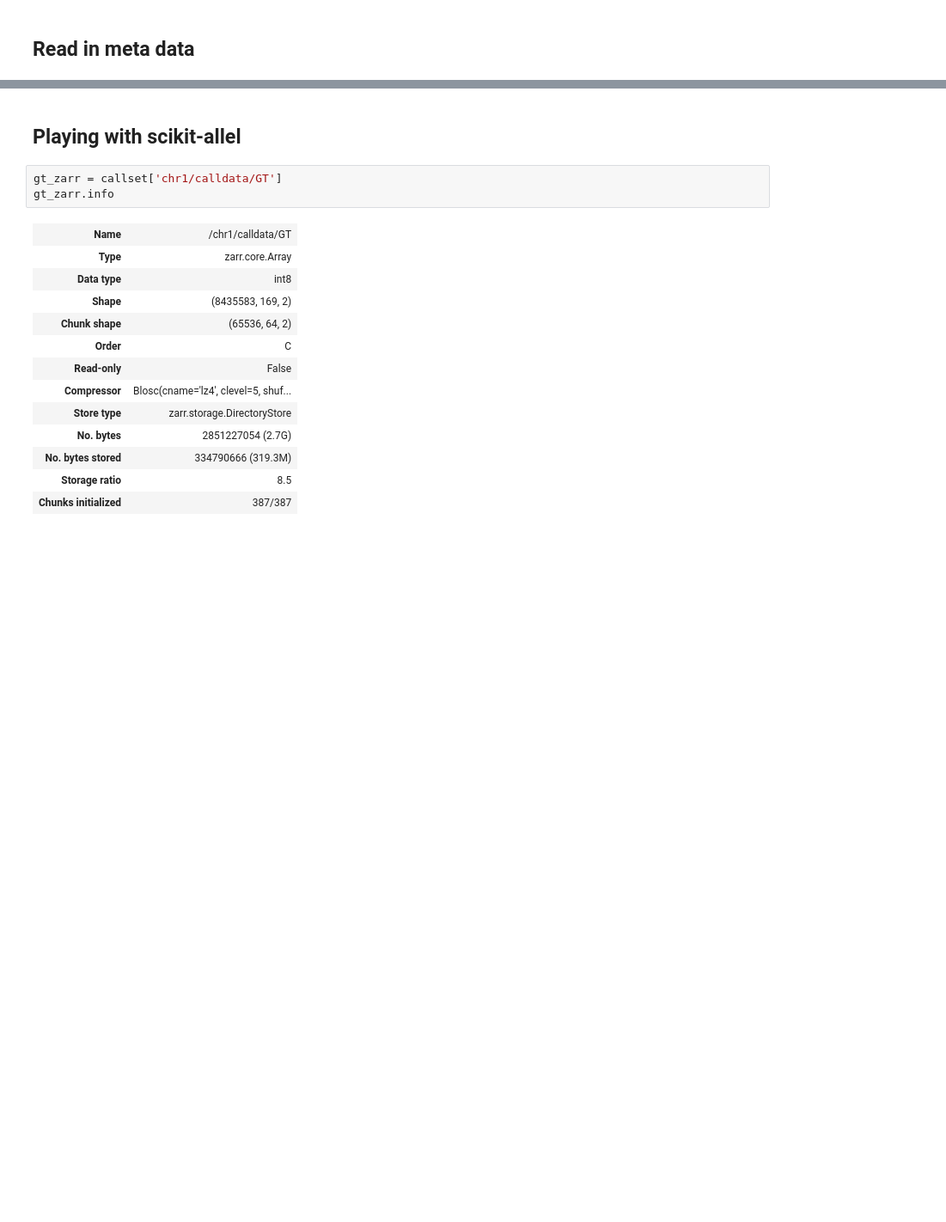
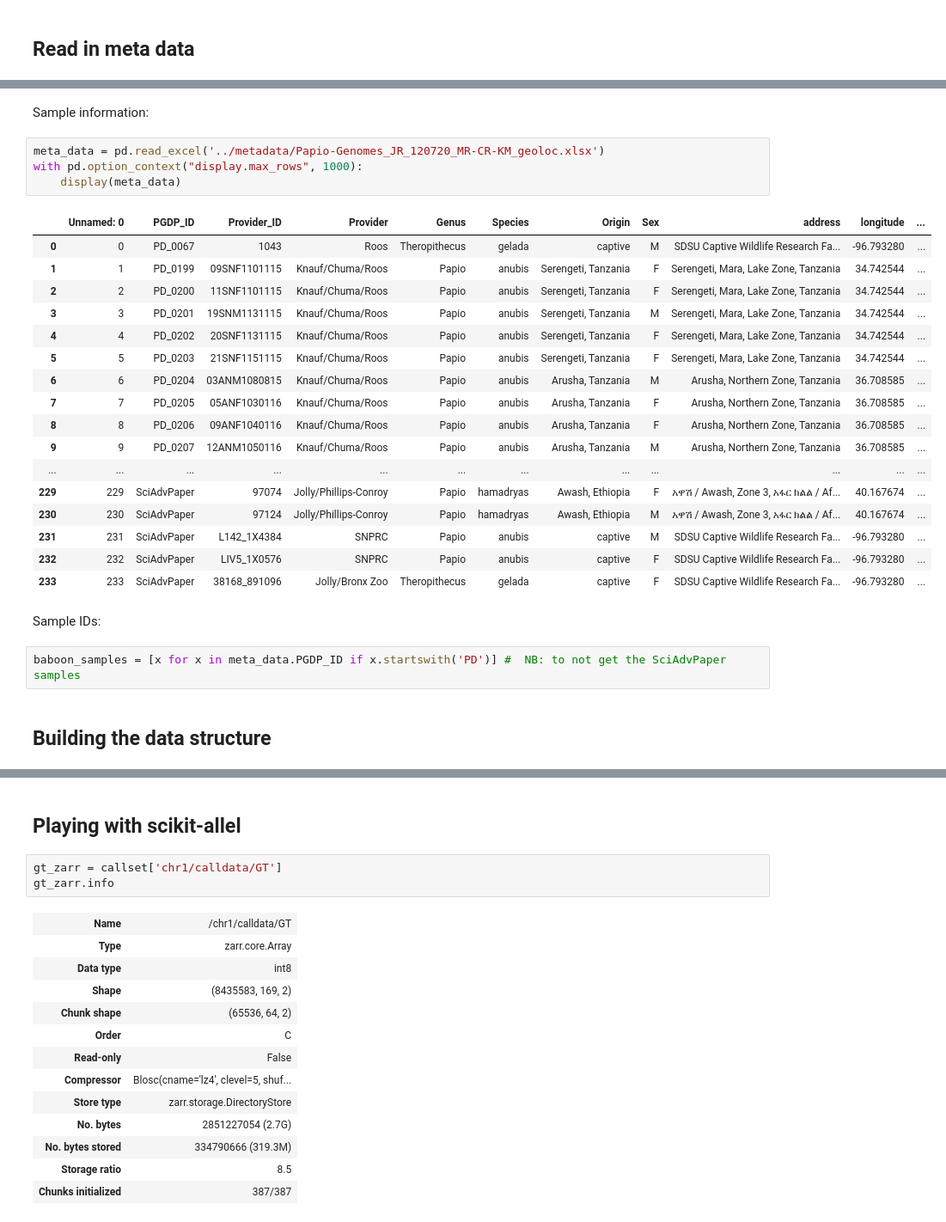
Before and after one commit to kaspermunch/baboon_flagship, a Jupyter notebook: notebooks/scikit-allel.ipynb, the cells around one changed output, grey strips where cells are left out. Shown at 86% size. Cells and saved outputs as stored; diff of their text form; blank space fills up the shorter version.

```diff
--- a/notebooks/scikit-allel.ipynb
+++ b/notebooks/scikit-allel.ipynb
@@ -76,0 +53,30 @@ callability.ipynb    scikit-allel.ipynb  vcf_files.txt
+# %% [markdown]
+Sample information:
+# %%
+meta_data = pd.read_excel('../metadata/Papio-Genomes_JR_120720_MR-CR-KM_geoloc.xlsx')
+with pd.option_context("display.max_rows", 1000):
+    display(meta_data)
+# %% [output]
+|  | Unnamed: 0 | PGDP_ID | Provider_ID | Provider | Genus | Species | Origin | Sex | address | longitude | ... |
+| 0 | 0 | PD_0067 | 1043 | Roos | Theropithecus | gelada | captive | M | SDSU Captive Wildlife Research Fa... | -96.793280 | ... |
+| 1 | 1 | PD_0199 | 09SNF1101115 | Knauf/Chuma/Roos | Papio | anubis | Serengeti, Tanzania | F | Serengeti, Mara, Lake Zone, Tanzania | 34.742544 | ... |
+| 2 | 2 | PD_0200 | 11SNF1101115 | Knauf/Chuma/Roos | Papio | anubis | Serengeti, Tanzania | F | Serengeti, Mara, Lake Zone, Tanzania | 34.742544 | ... |
+| 3 | 3 | PD_0201 | 19SNM1131115 | Knauf/Chuma/Roos | Papio | anubis | Serengeti, Tanzania | M | Serengeti, Mara, Lake Zone, Tanzania | 34.742544 | ... |
+| 4 | 4 | PD_0202 | 20SNF1131115 | Knauf/Chuma/Roos | Papio | anubis | Serengeti, Tanzania | F | Serengeti, Mara, Lake Zone, Tanzania | 34.742544 | ... |
+| 5 | 5 | PD_0203 | 21SNF1151115 | Knauf/Chuma/Roos | Papio | anubis | Serengeti, Tanzania | F | Serengeti, Mara, Lake Zone, Tanzania | 34.742544 | ... |
+| 6 | 6 | PD_0204 | 03ANM1080815 | Knauf/Chuma/Roos | Papio | anubis | Arusha, Tanzania | M | Arusha, Northern Zone, Tanzania | 36.708585 | ... |
+| 7 | 7 | PD_0205 | 05ANF1030116 | Knauf/Chuma/Roos | Papio | anubis | Arusha, Tanzania | F | Arusha, Northern Zone, Tanzania | 36.708585 | ... |
+| 8 | 8 | PD_0206 | 09ANF1040116 | Knauf/Chuma/Roos | Papio | anubis | Arusha, Tanzania | F | Arusha, Northern Zone, Tanzania | 36.708585 | ... |
+| 9 | 9 | PD_0207 | 12ANM1050116 | Knauf/Chuma/Roos | Papio | anubis | Arusha, Tanzania | M | Arusha, Northern Zone, Tanzania | 36.708585 | ... |
+| ... | ... | ... | ... | ... | ... | ... | ... | ... | ... | ... | ... |
+| 229 | 229 | SciAdvPaper | 97074 | Jolly/Phillips-Conroy | Papio | hamadryas | Awash, Ethiopia | F | አዋሽ / Awash, Zone 3, አፋር ክልል / Af... | 40.167674 | ... |
+| 230 | 230 | SciAdvPaper | 97124 | Jolly/Phillips-Conroy | Papio | hamadryas | Awash, Ethiopia | M | አዋሽ / Awash, Zone 3, አፋር ክልል / Af... | 40.167674 | ... |
+| 231 | 231 | SciAdvPaper | L142_1X4384 | SNPRC | Papio | anubis | captive | M | SDSU Captive Wildlife Research Fa... | -96.793280 | ... |
+| 232 | 232 | SciAdvPaper | LIV5_1X0576 | SNPRC | Papio | anubis | captive | F | SDSU Captive Wildlife Research Fa... | -96.793280 | ... |
+| 233 | 233 | SciAdvPaper | 38168_891096 | Jolly/Bronx Zoo | Theropithecus | gelada | captive | F | SDSU Captive Wildlife Research Fa... | -96.793280 | ... |
+# %% [markdown]
+Sample IDs:
+# %%
+baboon_samples = [x for x in meta_data.PGDP_ID if x.startswith('PD')] #  NB: to not get the SciAdvPaper samples
+# %% [markdown]
+## Building the data structure
```
Also changed, not shown: parts of 50 cells of this notebook, 7 other files.
